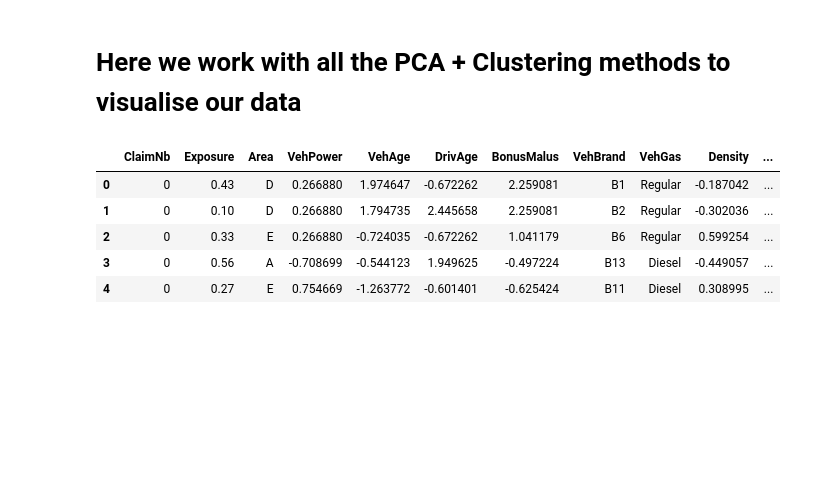
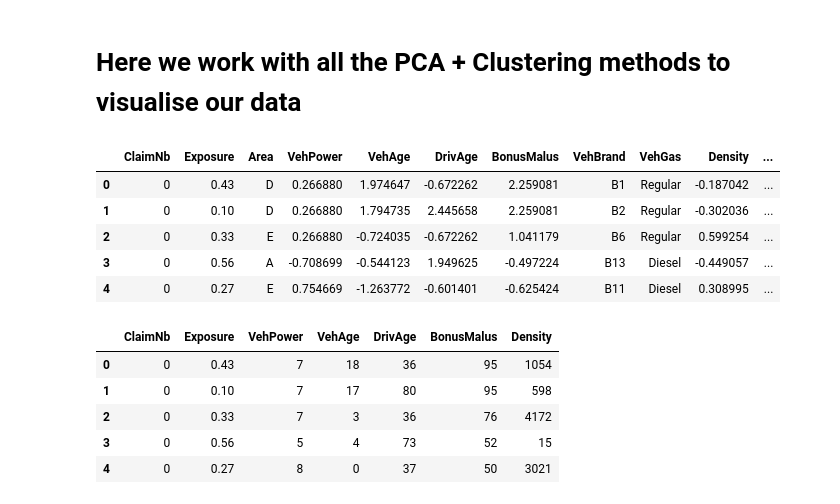
Before and after one commit to BossThePro/MLProject-Group-SR, a Jupyter notebook: PCA.ipynb, the cells around one changed output. Cells and saved outputs as stored; diff of their text form; code cells hidden in the pictures; blank space fills up the shorter version.

```diff
--- a/PCA.ipynb
+++ b/PCA.ipynb
@@ -33,3 +29,12 @@ scores = pca_claims.transform(df)
+# %%
+df_original.head()
+# %% [output]
+|  | ClaimNb | Exposure | VehPower | VehAge | DrivAge | BonusMalus | Density |
+| 0 | 0 | 0.43 | 7 | 18 | 36 | 95 | 1054 |
+| 1 | 0 | 0.10 | 7 | 17 | 80 | 95 | 598 |
+| 2 | 0 | 0.33 | 7 | 3 | 36 | 76 | 4172 |
+| 3 | 0 | 0.56 | 5 | 4 | 73 | 52 | 15 |
+| 4 | 0 | 0.27 | 8 | 0 | 37 | 50 | 3021 |
 # %%
 #making a biplot
 i, j = 0, 1 # which components
```
Also changed, not shown: parts of 7 cells of this notebook, 4 other files.
